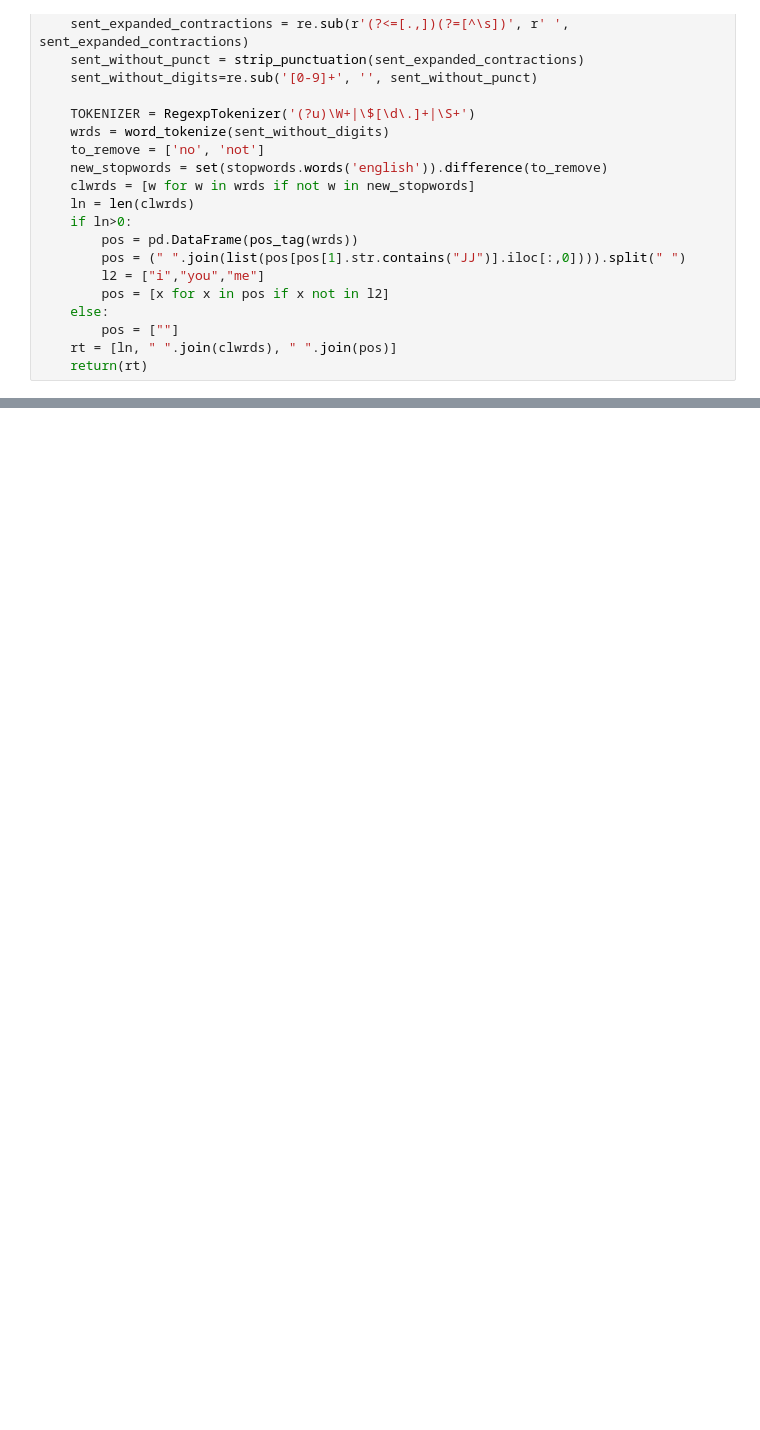
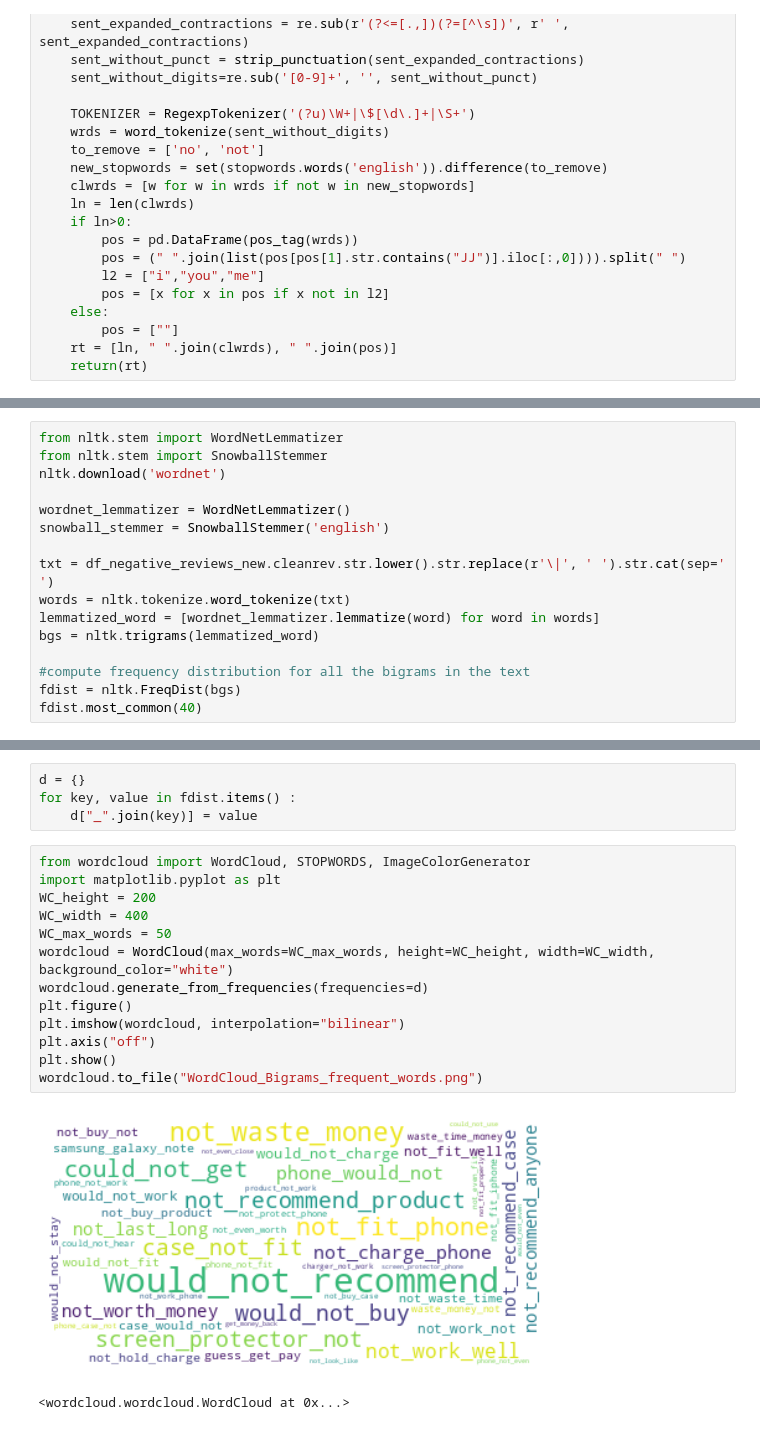
Before and after one commit to muthucse7/ml_itcs_5156-project, a Jupyter notebook: Sentiment_Analysis_on_Amazon_Product_Reviews.ipynb, the cells around one changed output, grey strips where cells are left out. Cells and saved outputs as stored; diff of their text form; blank space fills up the shorter version.

```diff
--- a/Sentiment_Analysis_on_Amazon_Product_Reviews.ipynb
+++ b/Sentiment_Analysis_on_Amazon_Product_Reviews.ipynb
@@ -180,0 +216,16 @@ def cleanme(txt):
+# %%
+from nltk.stem import WordNetLemmatizer
+from nltk.stem import SnowballStemmer
+nltk.download('wordnet')
+
+wordnet_lemmatizer = WordNetLemmatizer()
+snowball_stemmer = SnowballStemmer('english')
+
+txt = df_negative_reviews_new.cleanrev.str.lower().str.replace(r'\|', ' ').str.cat(sep=' ')
+words = nltk.tokenize.word_tokenize(txt)
+lemmatized_word = [wordnet_lemmatizer.lemmatize(word) for word in words]
+bgs = nltk.trigrams(lemmatized_word)
+
+#compute frequency distribution for all the bigrams in the text
+fdist = nltk.FreqDist(bgs)
+fdist.most_common(40)
@@ -180,0 +251,20 @@ def cleanme(txt):
+# %%
+d = {}
+for key, value in fdist.items() :
+    d["_".join(key)] = value
+# %%
+from wordcloud import WordCloud, STOPWORDS, ImageColorGenerator
+import matplotlib.pyplot as plt
+WC_height = 200
+WC_width = 400
+WC_max_words = 50
+wordcloud = WordCloud(max_words=WC_max_words, height=WC_height, width=WC_width, background_color="white")
+wordcloud.generate_from_frequencies(frequencies=d)
+plt.figure()
+plt.imshow(wordcloud, interpolation="bilinear")
+plt.axis("off")
+plt.show()
+wordcloud.to_file("WordCloud_Bigrams_frequent_words.png")
+# %% [output]
+[figure, added]
+<wordcloud.wordcloud.WordCloud at 0x...>
```
Also changed, not shown: parts of 11 cells of this notebook, 1 other file.
